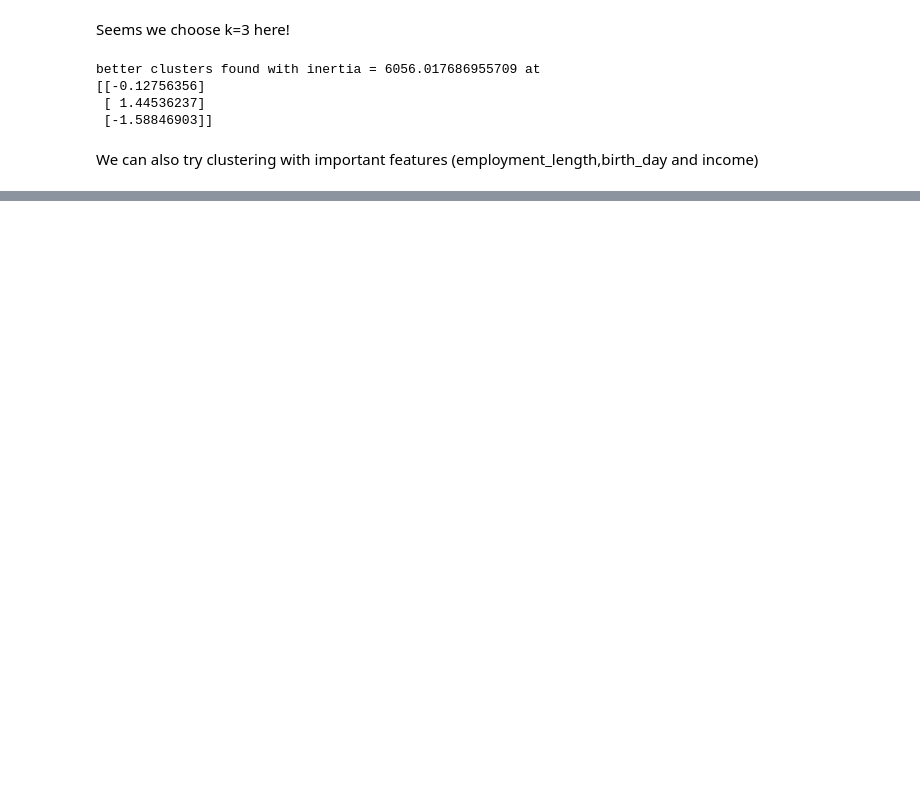
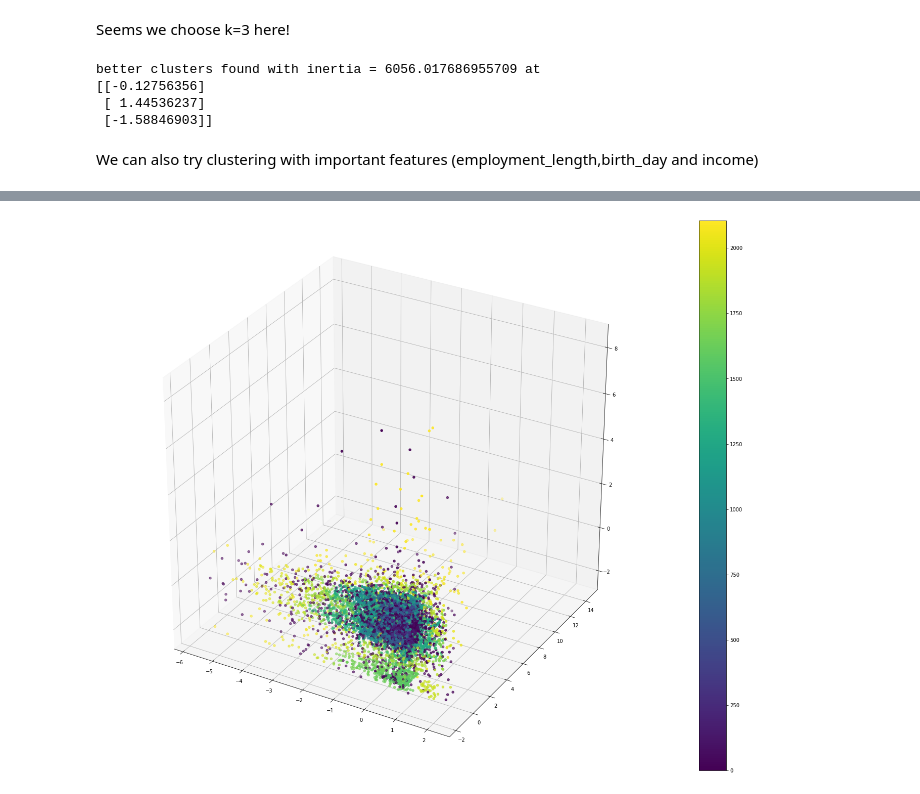
Before and after one commit to johntanas/it1244project, a Jupyter notebook: code/label_kmeans.ipynb, the cells around one changed output, grey strips where cells are left out. Saved outputs shown, nothing was run; the diff lists cells and outputs as text; code cells hidden in the pictures; blank space fills up the shorter version.

```diff
--- a/code/label_kmeans.ipynb
+++ b/code/label_kmeans.ipynb
@@ -321,0 +269,18 @@ plt.show()
+# %%
+clustering = OPTICS(min_samples=2).fit(std_clustering3)
+# %%
+fig = plt.figure()
+fig.set_figwidth(25)
+fig.set_figheight(20)
+ax = fig.add_subplot(111, projection='3d')
+
+x = std_clustering3[:,0]
+y = std_clustering3[:,1]
+z = std_clustering3[:,2]
+c = clustering.labels_
+
+img = ax.scatter(x, y, z, c=c)
+fig.colorbar(img)
+plt.show()
+# %% [output]
+[figure, added]
```
Also changed, not shown: parts of 16 cells of this notebook.
